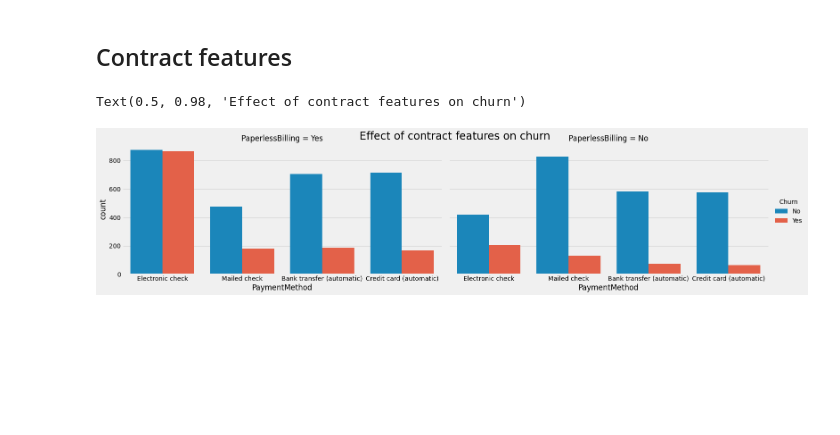
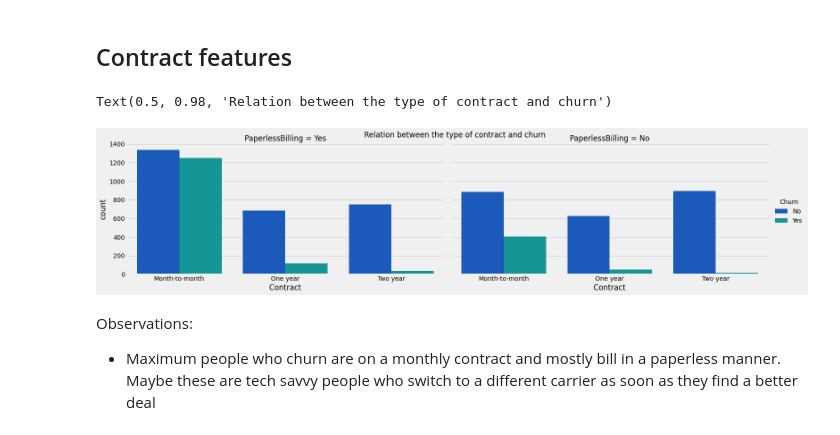
Before and after one commit to AnupamMisra/Data-science-projects, a Jupyter notebook: Customer_churn/firstnb.ipynb, the cells around one changed output. Cells and saved outputs as stored; diff of their text form; code cells hidden in the pictures; blank space fills up the shorter version.

Commit message:
EDA and observations done

```diff
--- a/Customer_churn/firstnb.ipynb
+++ b/Customer_churn/firstnb.ipynb
@@ -97,8 +99,12 @@ Observations:
 # %% [markdown]
 ## Contract features
 # %%
-g=sns.catplot(hue="Churn", x="PaymentMethod", col="PaperlessBilling" ,data=df, kind="count", orient="horizontal", aspect=2.1)
-g.fig.suptitle("Effect of contract features on churn", fontsize=24)
+g=sns.catplot(data=df, x="Contract", col="PaperlessBilling", hue="Churn", kind="count", palette="winter", height=5, aspect=2.1)
+g.fig.suptitle("Relation between the type of contract and churn")
 # %% [output]
-Text(0.5, 0.98, 'Effect of contract features on churn')
+Text(0.5, 0.98, 'Relation between the type of contract and churn')
-[figure, old version]
+[figure, new version]
+# %% [markdown]
+Observations:
+
+* Maximum people who churn are on a monthly contract and mostly bill in a paperless manner. Maybe these are tech savvy people who switch to a different carrier as soon as they find a better deal
```
Also changed, not shown: parts of 8 cells of this notebook.
